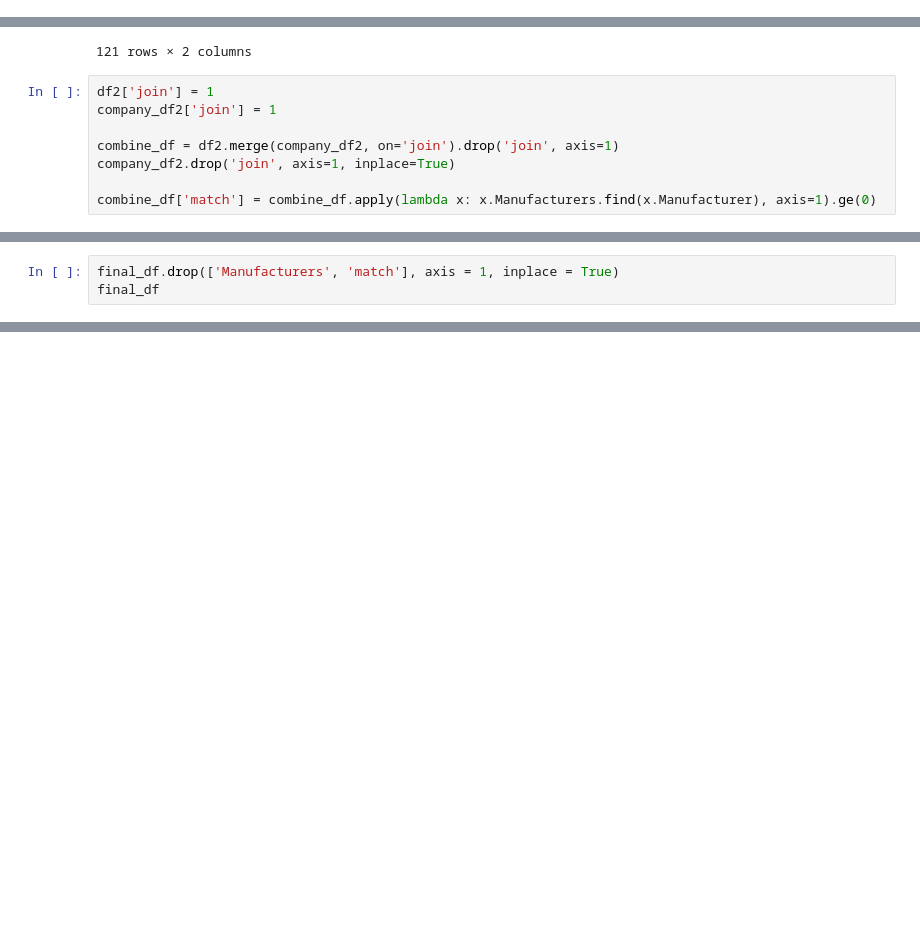
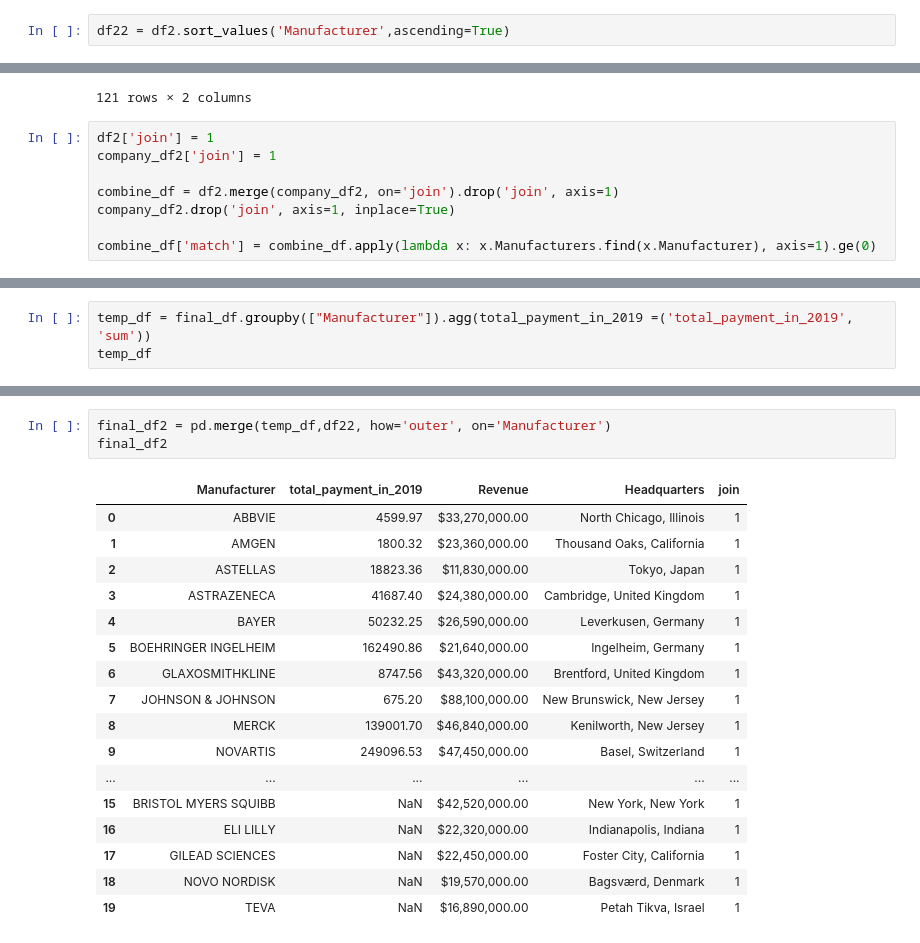
Before and after one commit to scbigler/Project-2, a Jupyter notebook: main.ipynb, the cells around one changed output, grey strips where cells are left out. Cells and saved outputs as stored; diff of their text form; blank space fills up the shorter version.

Commit message:
update merge final_df2

```diff
--- a/main.ipynb
+++ b/main.ipynb
@@ -24,6 +24,8 @@ df2
 | 17 | TEVA | $16,890,000.00 | Petah Tikva, Israel |
 | 18 | BIOGEN | $14,380,000.00 | Cambridge, Massachusetts |
 | 19 | ASTELLAS | $11,830,000.00 | Tokyo, Japan |
+# %%
+df22 = df2.sort_values('Manufacturer',ascending=True)
 # %%
 df3 = df1.filter(items=['covered_recipient_first_name','covered_recipient_last_name','date_of_payment','applicable_manufacturer_or_applicable_gpo_making_payment_name','total_amount_of_payment_usdollars','number_of_payments_included_in_total_amount'])
 df3
@@ -89,6 +91,3 @@ final_df
 | 16 | BOEHRINGER INGELHEIM | $21,640,000.00 | Ingelheim, Germany | BOEHRINGER INGELHEIM PHARMACEUTIC... | 119708.62 | True |
 | 17 | ASTELLAS | $11,830,000.00 | Tokyo, Japan | ASTELLAS PHARMA GLOBAL DEVELOPMENT | 18.49 | True |
 | 18 | ASTELLAS | $11,830,000.00 | Tokyo, Japan | ASTELLAS PHARMA US INC | 18804.87 | True |
-# %%
-final_df.drop(['Manufacturers', 'match'], axis = 1, inplace = True)
-final_df
@@ -112,0 +94,3 @@ final_df
+# %%
+temp_df = final_df.groupby(["Manufacturer"]).agg(total_payment_in_2019 =('total_payment_in_2019', 'sum'))
+temp_df
@@ -112,0 +114,21 @@ final_df
+# %%
+final_df2 = pd.merge(temp_df,df22, how='outer', on='Manufacturer')
+final_df2
+# %% [output]
+|  | Manufacturer | total_payment_in_2019 | Revenue | Headquarters | join |
+| 0 | ABBVIE | 4599.97 | $33,270,000.00 | North Chicago, Illinois | 1 |
+| 1 | AMGEN | 1800.32 | $23,360,000.00 | Thousand Oaks, California | 1 |
+| 2 | ASTELLAS | 18823.36 | $11,830,000.00 | Tokyo, Japan | 1 |
+| 3 | ASTRAZENECA | 41687.40 | $24,380,000.00 | Cambridge, United Kingdom | 1 |
+| 4 | BAYER | 50232.25 | $26,590,000.00 | Leverkusen, Germany | 1 |
+| 5 | BOEHRINGER INGELHEIM | 162490.86 | $21,640,000.00 | Ingelheim, Germany | 1 |
+| 6 | GLAXOSMITHKLINE | 8747.56 | $43,320,000.00 | Brentford, United Kingdom | 1 |
+| 7 | JOHNSON & JOHNSON | 675.20 | $88,100,000.00 | New Brunswick, New Jersey | 1 |
+| 8 | MERCK | 139001.70 | $46,840,000.00 | Kenilworth, New Jersey | 1 |
+| 9 | NOVARTIS | 249096.53 | $47,450,000.00 | Basel, Switzerland | 1 |
+| ... | ... | ... | ... | ... | ... |
+| 15 | BRISTOL MYERS SQUIBB | NaN | $42,520,000.00 | New York, New York | 1 |
+| 16 | ELI LILLY | NaN | $22,320,000.00 | Indianapolis, Indiana | 1 |
+| 17 | GILEAD SCIENCES | NaN | $22,450,000.00 | Foster City, California | 1 |
+| 18 | NOVO NORDISK | NaN | $19,570,000.00 | Bagsværd, Denmark | 1 |
+| 19 | TEVA | NaN | $16,890,000.00 | Petah Tikva, Israel | 1 |
```
Also changed, not shown: parts of 2 cells of this notebook.
